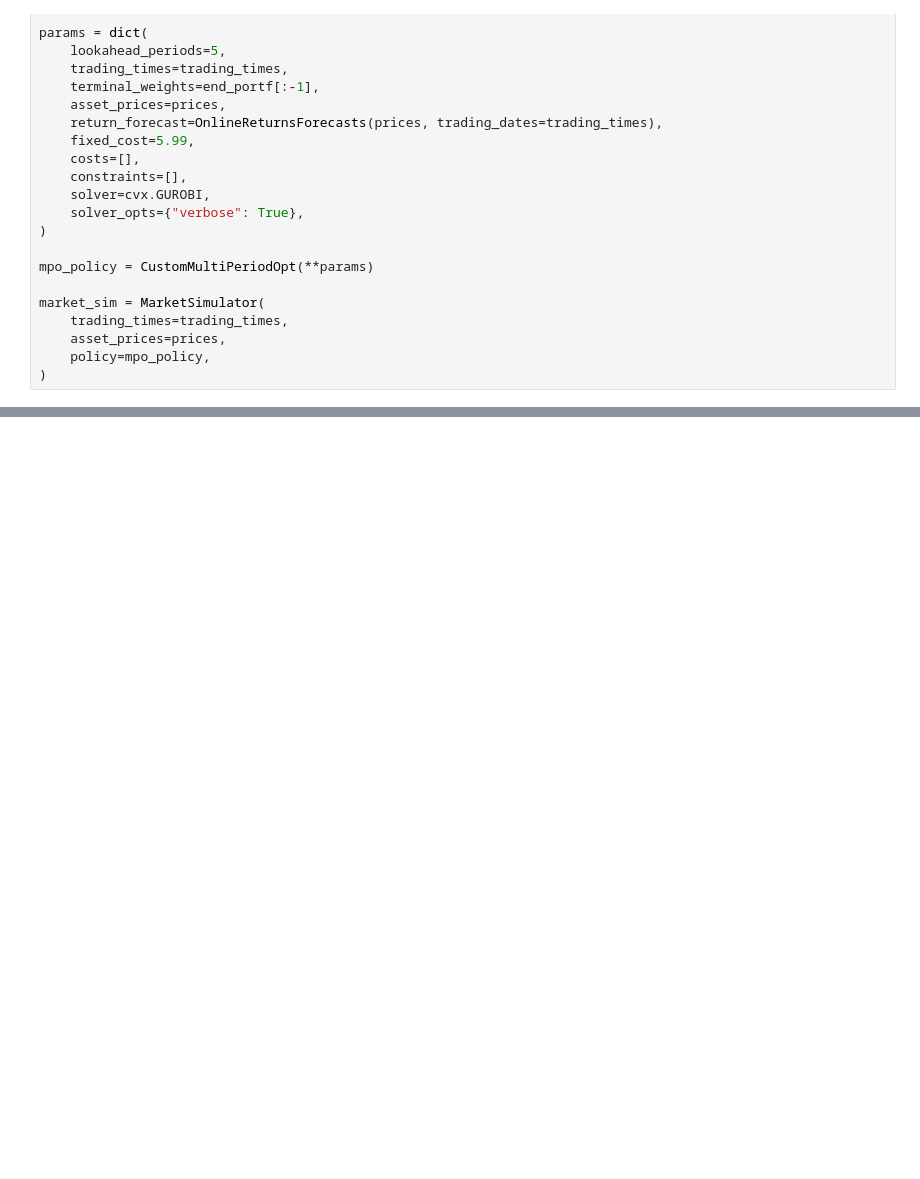
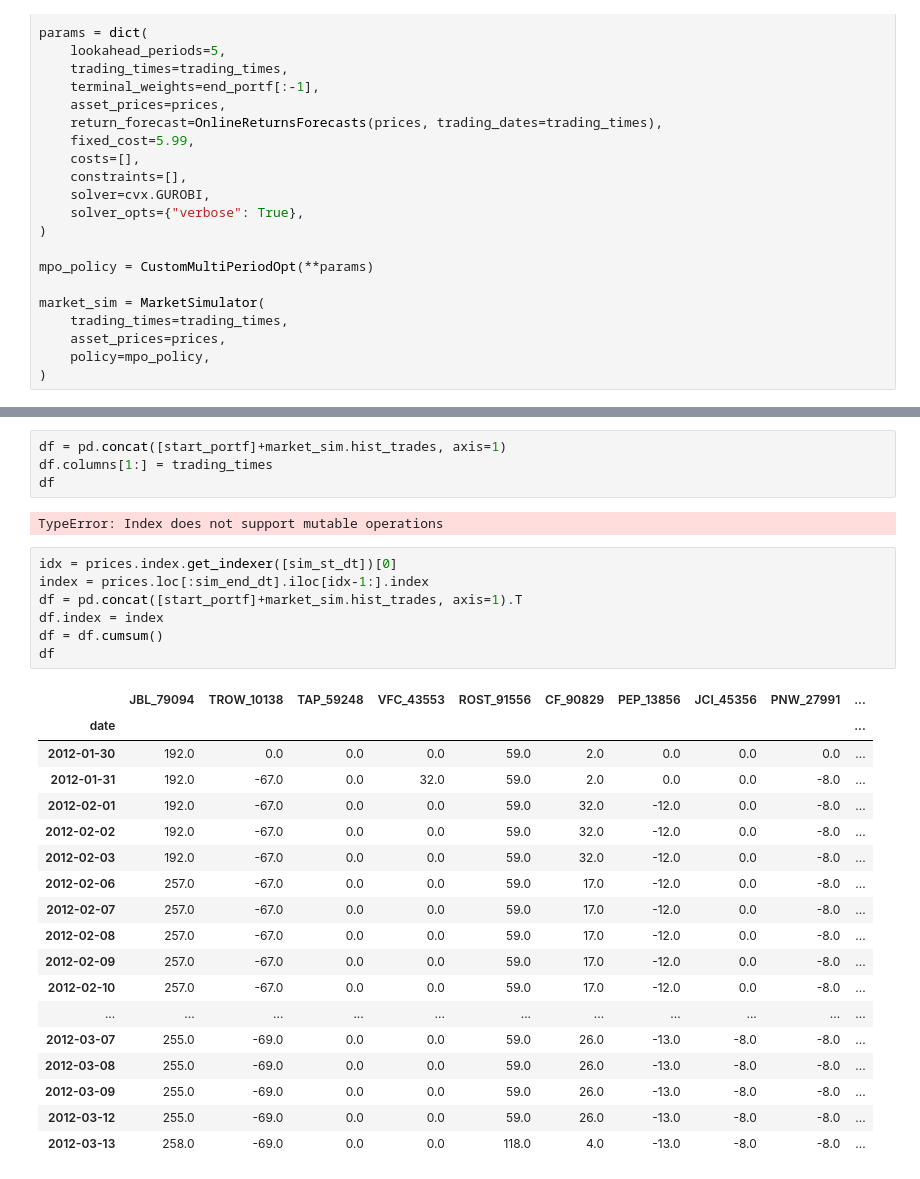
Before and after one commit to upadhyan/Portfolio-Changeover-Optimization, a Jupyter notebook: main.ipynb, the cells around one changed output, grey strips where cells are left out. Cells and saved outputs as stored; diff of their text form; blank space fills up the shorter version.

```diff
--- a/main.ipynb
+++ b/main.ipynb
@@ -111,0 +113,32 @@ stop
+# %%
+df = pd.concat([start_portf]+market_sim.hist_trades, axis=1)
+df.columns[1:] = trading_times
+df
+# %% [output]
+TypeError: Index does not support mutable operations
+# %%
+idx = prices.index.get_indexer([sim_st_dt])[0]
+index = prices.loc[:sim_end_dt].iloc[idx-1:].index
+df = pd.concat([start_portf]+market_sim.hist_trades, axis=1).T
+df.index = index
+df = df.cumsum()
+df
+# %% [output]
+|  | JBL_79094 | TROW_10138 | TAP_59248 | VFC_43553 | ROST_91556 | CF_90829 | PEP_13856 | JCI_45356 | PNW_27991 | ... |
+| date |  |  |  |  |  |  |  |  |  | ... |
+| 2012-01-30 | 192.0 | 0.0 | 0.0 | 0.0 | 59.0 | 2.0 | 0.0 | 0.0 | 0.0 | ... |
+| 2012-01-31 | 192.0 | -67.0 | 0.0 | 32.0 | 59.0 | 2.0 | 0.0 | 0.0 | -8.0 | ... |
+| 2012-02-01 | 192.0 | -67.0 | 0.0 | 0.0 | 59.0 | 32.0 | -12.0 | 0.0 | -8.0 | ... |
+| 2012-02-02 | 192.0 | -67.0 | 0.0 | 0.0 | 59.0 | 32.0 | -12.0 | 0.0 | -8.0 | ... |
+| 2012-02-03 | 192.0 | -67.0 | 0.0 | 0.0 | 59.0 | 32.0 | -12.0 | 0.0 | -8.0 | ... |
+| 2012-02-06 | 257.0 | -67.0 | 0.0 | 0.0 | 59.0 | 17.0 | -12.0 | 0.0 | -8.0 | ... |
+| 2012-02-07 | 257.0 | -67.0 | 0.0 | 0.0 | 59.0 | 17.0 | -12.0 | 0.0 | -8.0 | ... |
+| 2012-02-08 | 257.0 | -67.0 | 0.0 | 0.0 | 59.0 | 17.0 | -12.0 | 0.0 | -8.0 | ... |
+| 2012-02-09 | 257.0 | -67.0 | 0.0 | 0.0 | 59.0 | 17.0 | -12.0 | 0.0 | -8.0 | ... |
+| 2012-02-10 | 257.0 | -67.0 | 0.0 | 0.0 | 59.0 | 17.0 | -12.0 | 0.0 | -8.0 | ... |
+| ... | ... | ... | ... | ... | ... | ... | ... | ... | ... | ... |
+| 2012-03-07 | 255.0 | -69.0 | 0.0 | 0.0 | 59.0 | 26.0 | -13.0 | -8.0 | -8.0 | ... |
+| 2012-03-08 | 255.0 | -69.0 | 0.0 | 0.0 | 59.0 | 26.0 | -13.0 | -8.0 | -8.0 | ... |
+| 2012-03-09 | 255.0 | -69.0 | 0.0 | 0.0 | 59.0 | 26.0 | -13.0 | -8.0 | -8.0 | ... |
+| 2012-03-12 | 255.0 | -69.0 | 0.0 | 0.0 | 59.0 | 26.0 | -13.0 | -8.0 | -8.0 | ... |
+| 2012-03-13 | 258.0 | -69.0 | 0.0 | 0.0 | 118.0 | 4.0 | -13.0 | -8.0 | -8.0 | ... |
```
Also changed, not shown: parts of 4 cells of this notebook.
